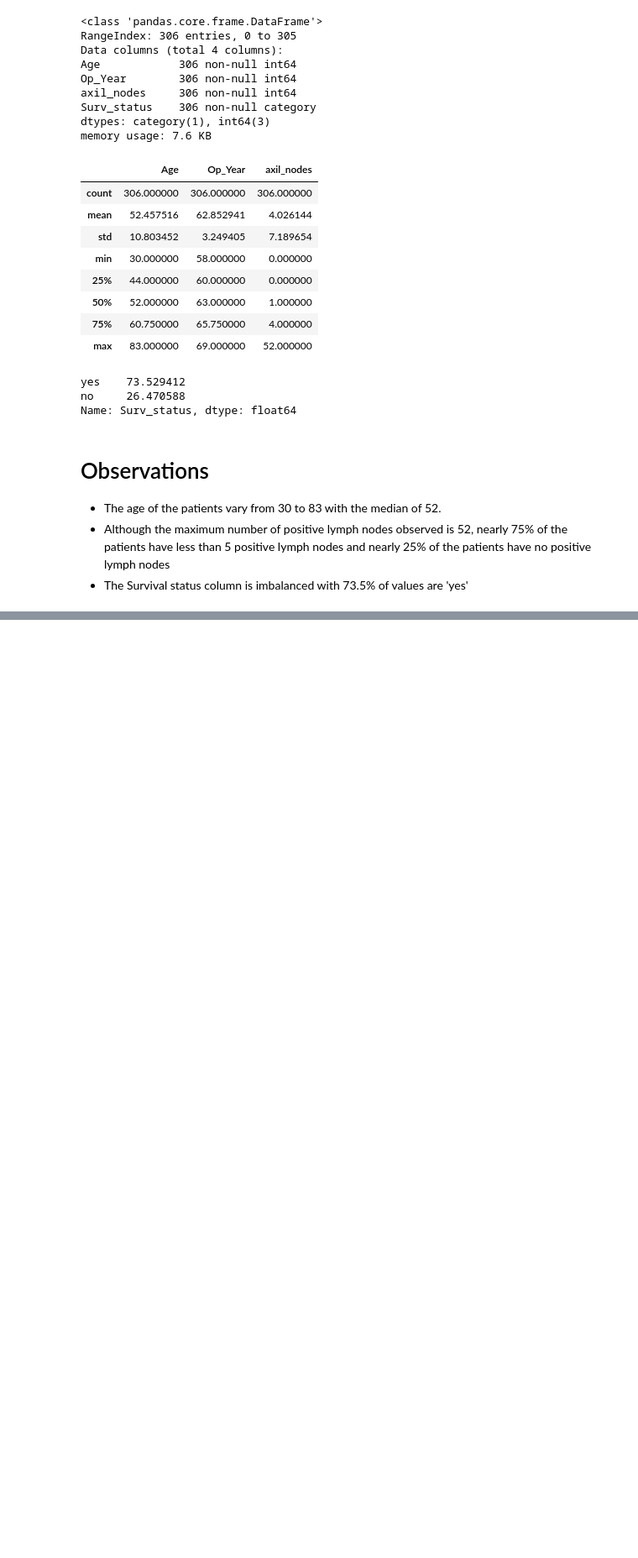
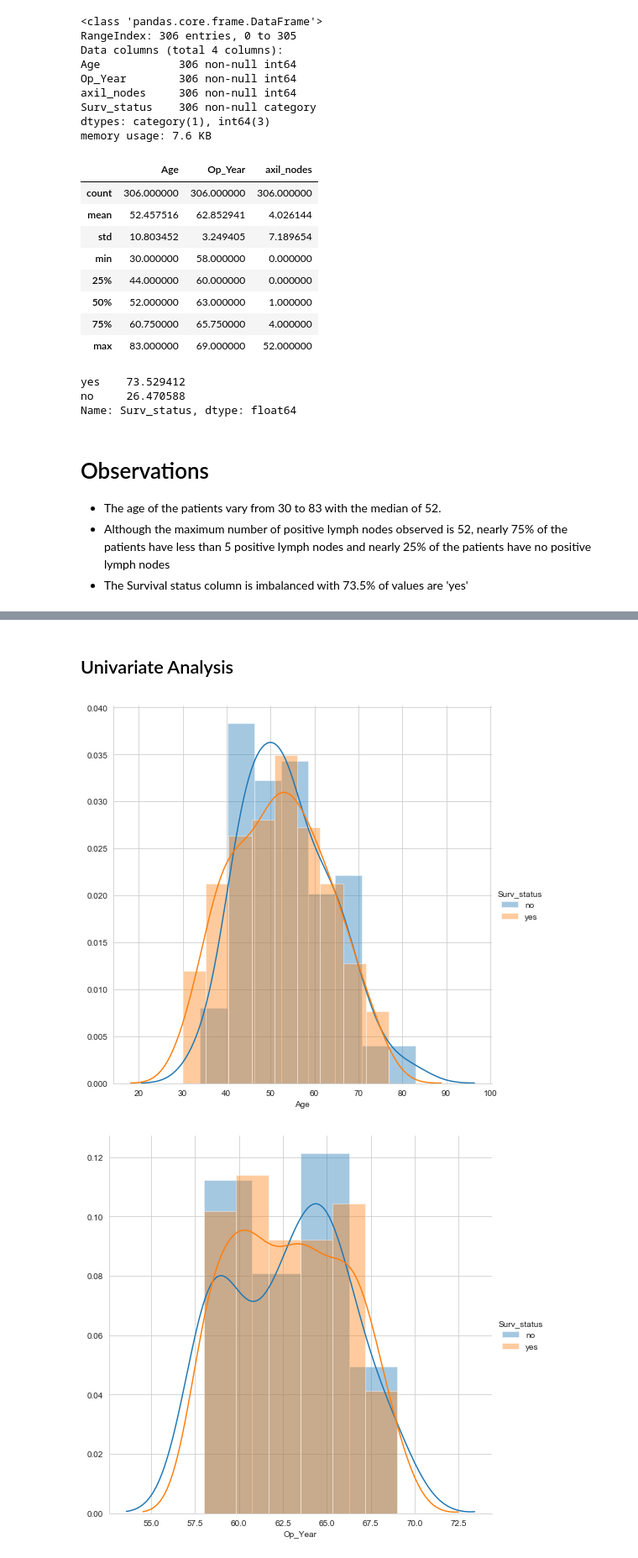
Before and after one commit to Rpmalukani22/Haberman-survival, a Jupyter notebook: Untitled.ipynb, the cells around one changed output, grey strips where cells are left out. Shown at 84% size. Cells and saved outputs as stored; diff of their text form; code cells hidden in the pictures; blank space fills up the shorter version.

```diff
--- a/Untitled.ipynb
+++ b/Untitled.ipynb
@@ -99,0 +97,10 @@ plt.plot()
+# %% [markdown]
+## Univariate Analysis
+# %%
+for col in df.iloc[:,:-1].columns:
+    sns.set_style("whitegrid")
+    sns.FacetGrid(df,hue="Surv_status",height=7).map(sns.distplot, col).add_legend()
+    plt.show()
+# %% [output]
+[figure, added]
+[figure, added]
```
Also changed, not shown: parts of 4 cells of this notebook.
